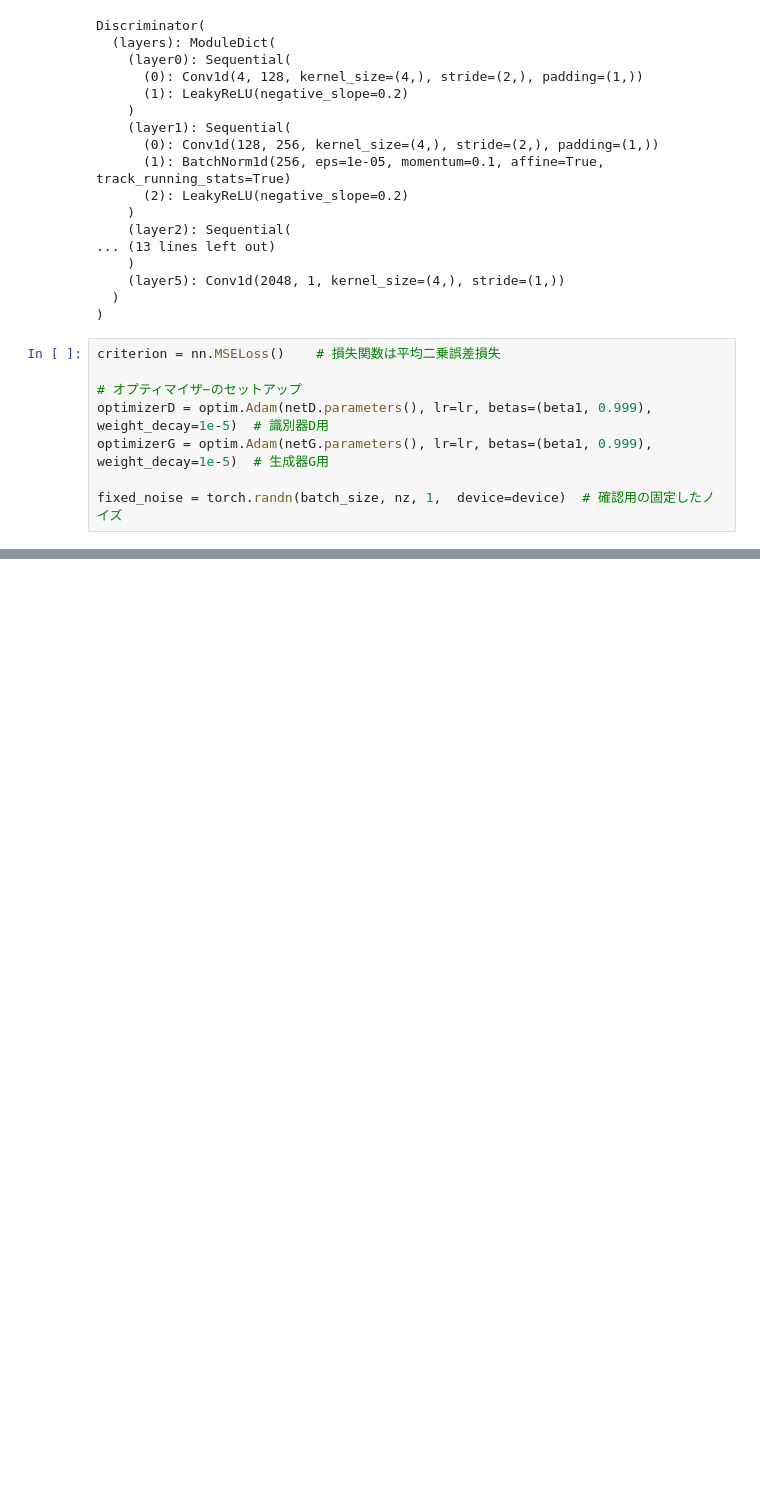
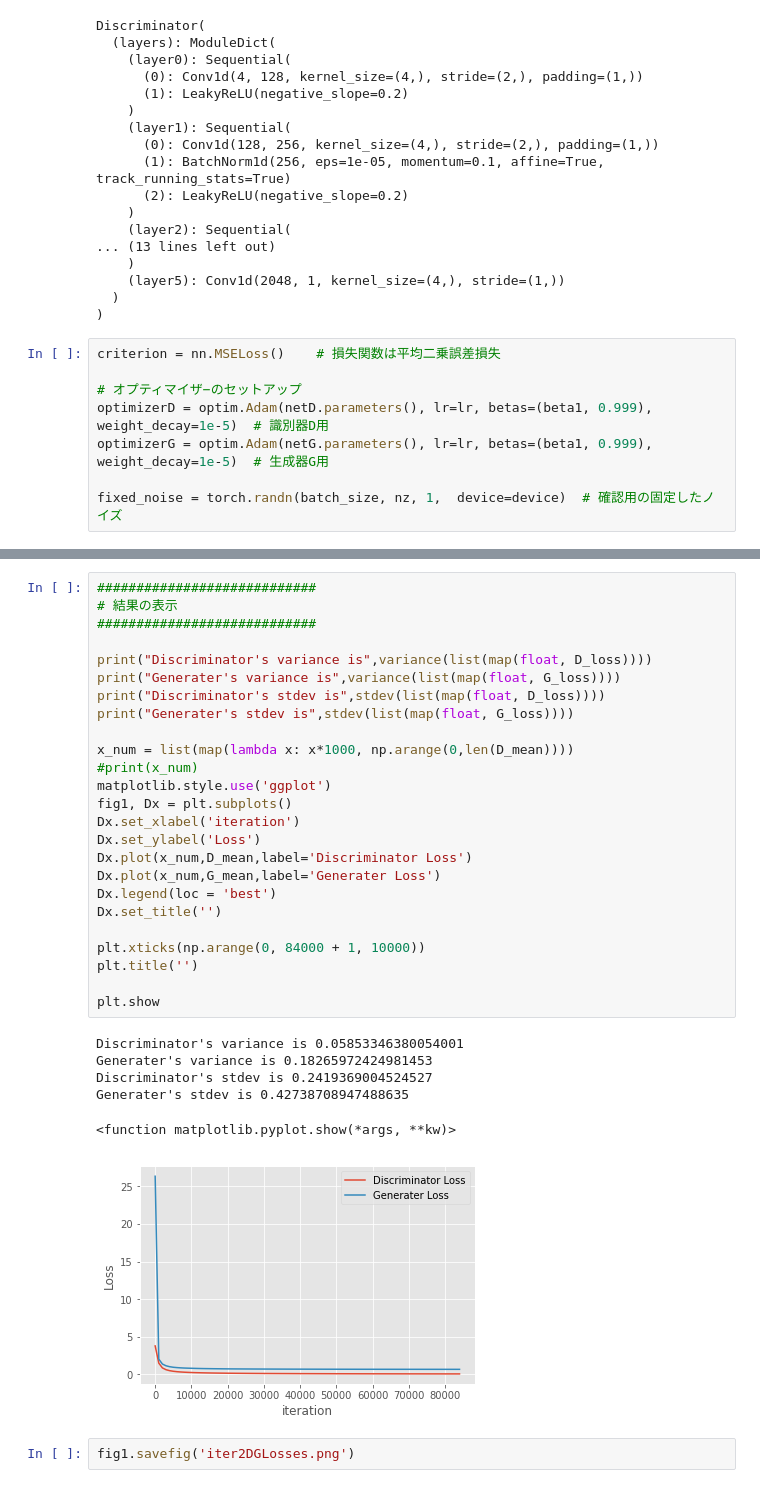
Before and after one commit to Ric418/Practice-ML, a Jupyter notebook: Grad_thesis/LSGAN_iter2.ipynb, the cells around one changed output, grey strips where cells are left out. Cells and saved outputs as stored; diff of their text form; blank space fills up the shorter version.

```diff
--- a/Grad_thesis/LSGAN_iter2.ipynb
+++ b/Grad_thesis/LSGAN_iter2.ipynb
@@ -410,0 +380,34 @@ D_mean is [3.2306833267211914, 1.2629009070694446]
+# %%
+############################
+# 結果の表示
+############################
+
+print("Discriminator's variance is",variance(list(map(float, D_loss))))
+print("Generater's variance is",variance(list(map(float, G_loss))))
+print("Discriminator's stdev is",stdev(list(map(float, D_loss))))
+print("Generater's stdev is",stdev(list(map(float, G_loss))))
+
+x_num = list(map(lambda x: x*1000, np.arange(0,len(D_mean))))
+#print(x_num)
+matplotlib.style.use('ggplot')
+fig1, Dx = plt.subplots()
+Dx.set_xlabel('iteration')
+Dx.set_ylabel('Loss')
+Dx.plot(x_num,D_mean,label='Discriminator Loss')
+Dx.plot(x_num,G_mean,label='Generater Loss')
+Dx.legend(loc = 'best')
+Dx.set_title('')
+
+plt.xticks(np.arange(0, 84000 + 1, 10000))
+plt.title('')
+
+plt.show
+# %% [output]
+Discriminator's variance is 0.05853346380054001
+Generater's variance is 0.18265972424981453
+Discriminator's stdev is 0.2419369004524527
+Generater's stdev is 0.42738708947488635
+<function matplotlib.pyplot.show(*args, **kw)>
+[figure, added]
+# %%
+fig1.savefig('iter2DGLosses.png')
```
Also changed, not shown: parts of 4 cells of this notebook, 5 other files.
